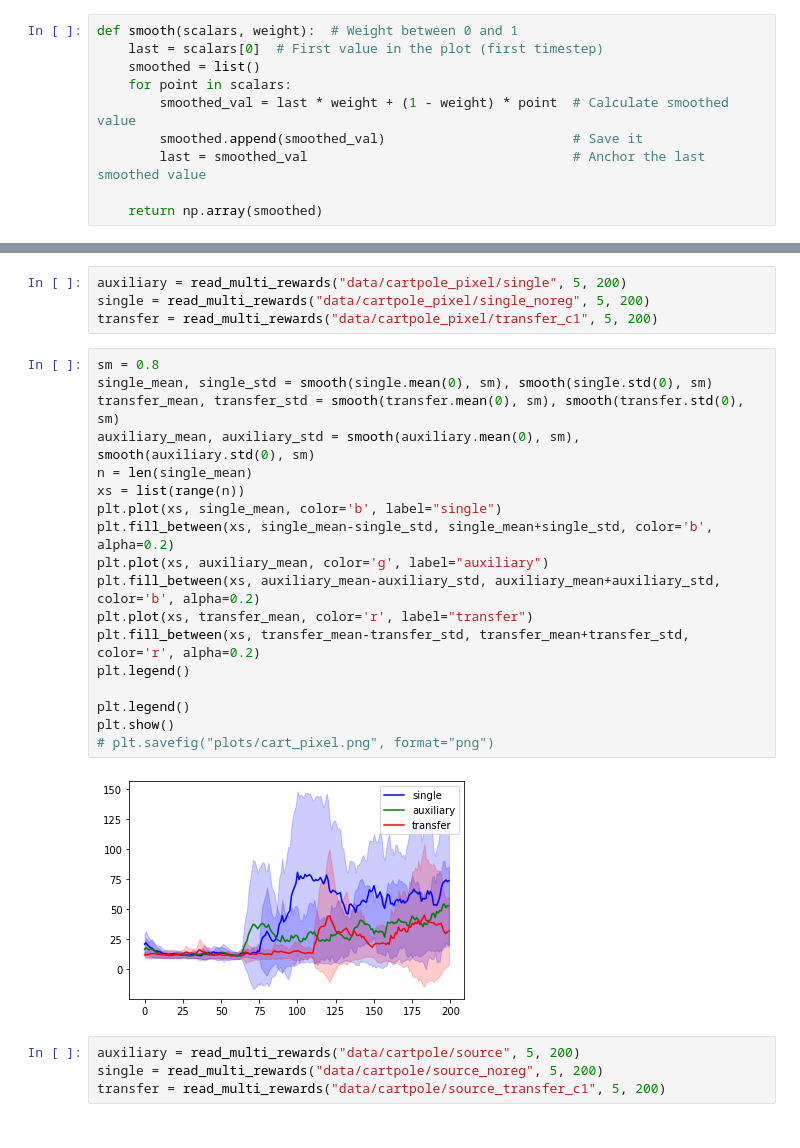
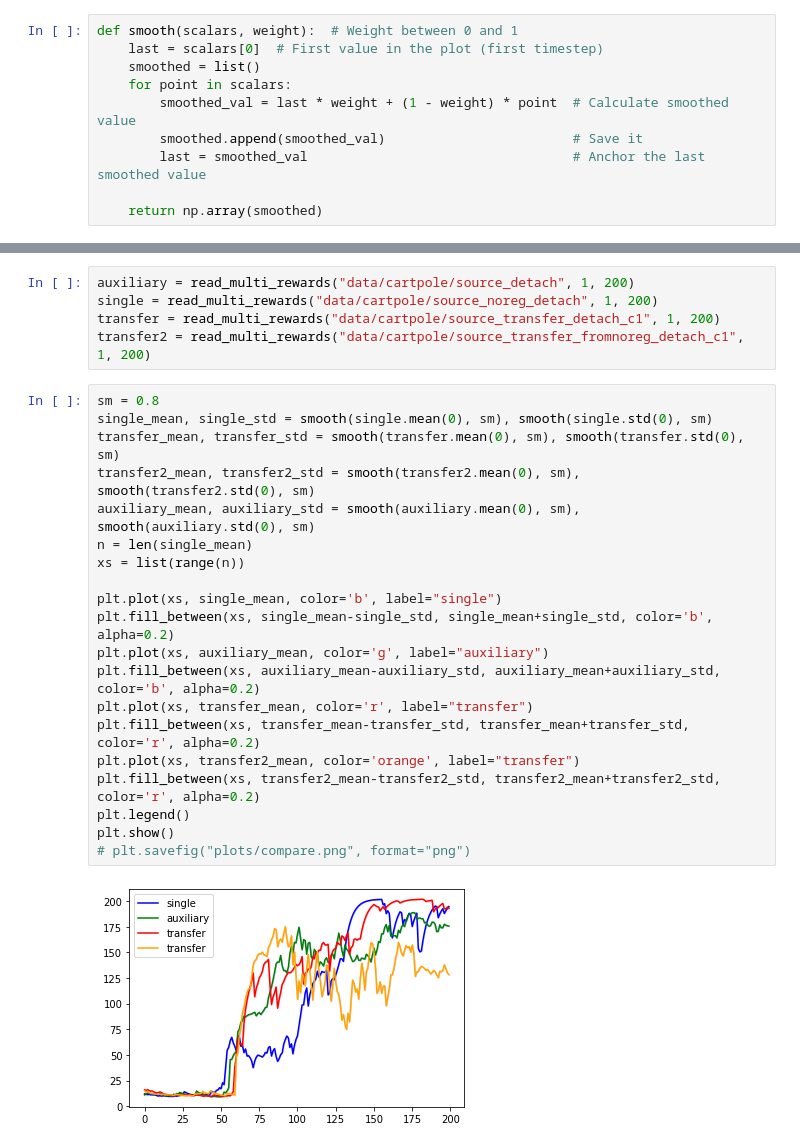
Before and after one commit to ycsun2017/transfer_dqn, a Jupyter notebook: dqn/plot.ipynb, the cells around one changed output, grey strips where cells are left out. Saved outputs shown, nothing was run; the diff lists cells and outputs as text.

```diff
--- a/dqn/plot.ipynb
+++ b/dqn/plot.ipynb
@@ -35,29 +61,28 @@ def smooth(scalars, weight):  # Weight between 0 and 1
 # %%
-auxiliary = read_multi_rewards("data/cartpole_pixel/single", 5, 200)
-single = read_multi_rewards("data/cartpole_pixel/single_noreg", 5, 200)
-transfer = read_multi_rewards("data/cartpole_pixel/transfer_c1", 5, 200)
+auxiliary = read_multi_rewards("data/cartpole/source_detach", 1, 200)
+single = read_multi_rewards("data/cartpole/source_noreg_detach", 1, 200)
+transfer = read_multi_rewards("data/cartpole/source_transfer_detach_c1", 1, 200)
+transfer2 = read_multi_rewards("data/cartpole/source_transfer_fromnoreg_detach_c1", 1, 200)
 # %%
 sm = 0.8
 single_mean, single_std = smooth(single.mean(0), sm), smooth(single.std(0), sm)
 transfer_mean, transfer_std = smooth(transfer.mean(0), sm), smooth(transfer.std(0), sm)
+transfer2_mean, transfer2_std = smooth(transfer2.mean(0), sm), smooth(transfer2.std(0), sm)
 auxiliary_mean, auxiliary_std = smooth(auxiliary.mean(0), sm), smooth(auxiliary.std(0), sm)
 n = len(single_mean)
 xs = list(range(n))
+
 plt.plot(xs, single_mean, color='b', label="single")
 plt.fill_between(xs, single_mean-single_std, single_mean+single_std, color='b', alpha=0.2)
 plt.plot(xs, auxiliary_mean, color='g', label="auxiliary")
 plt.fill_between(xs, auxiliary_mean-auxiliary_std, auxiliary_mean+auxiliary_std, color='b', alpha=0.2)
 plt.plot(xs, transfer_mean, color='r', label="transfer")
 plt.fill_between(xs, transfer_mean-transfer_std, transfer_mean+transfer_std, color='r', alpha=0.2)
-plt.legend()
-
+plt.plot(xs, transfer2_mean, color='orange', label="transfer")
+plt.fill_between(xs, transfer2_mean-transfer2_std, transfer2_mean+transfer2_std, color='r', alpha=0.2)
 plt.legend()
 plt.show()
-# plt.savefig("plots/cart_pixel.png", format="png")
+# plt.savefig("plots/compare.png", format="png")
 # %% [output]
-[figure, old version]
+[figure, new version]
-# %%
-auxiliary = read_multi_rewards("data/cartpole/source", 5, 200)
-single = read_multi_rewards("data/cartpole/source_noreg", 5, 200)
-transfer = read_multi_rewards("data/cartpole/source_transfer_c1", 5, 200)
 # %%
```
Also changed, not shown: parts of 5 cells of this notebook, 4 other files.
